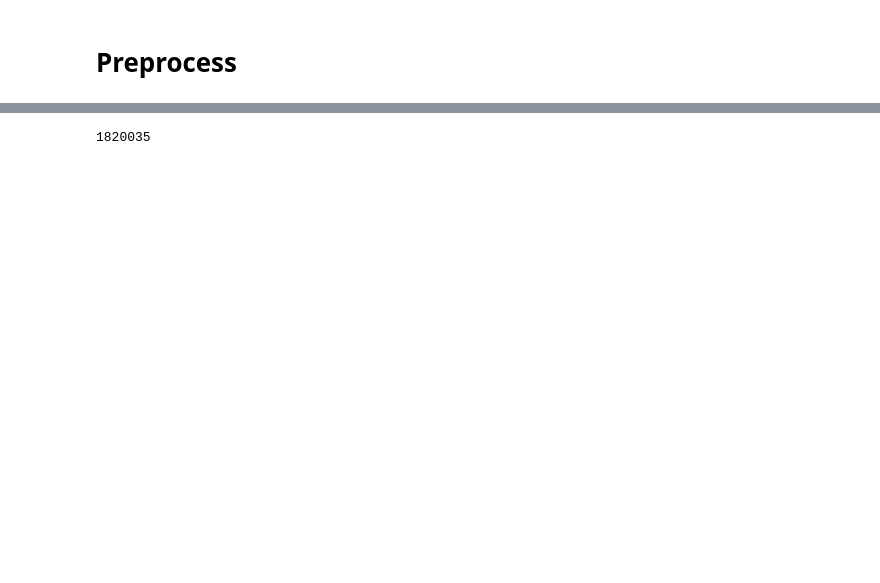
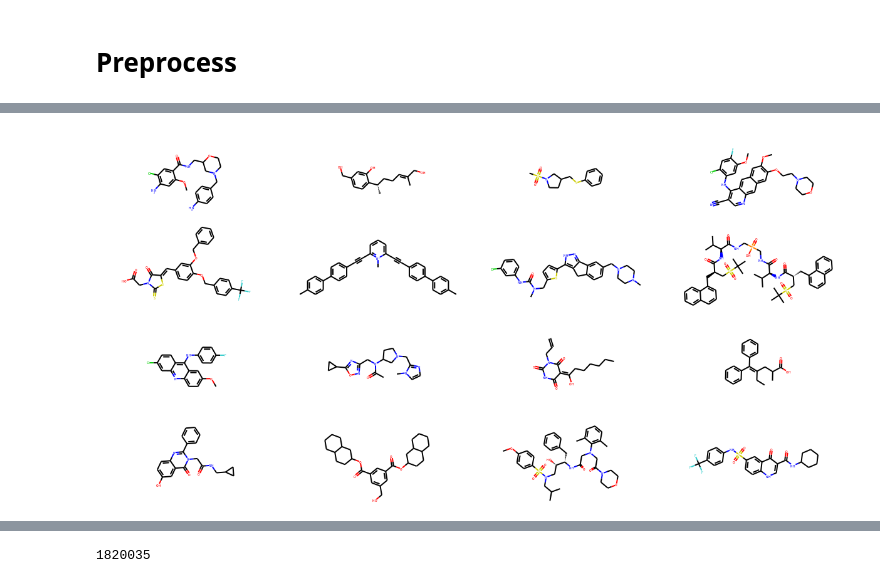
Before and after one commit to DSPsleeporg/smiles-transformer, a Jupyter notebook: smiles_transformer/prepare.ipynb, the cells around one changed output, grey strips where cells are left out. Drawn from its saved outputs; the diff is of its cells as text; code cells hidden in the pictures; blank space fills up the shorter version.

Commit message:
chemble25

```diff
--- a/smiles_transformer/prepare.ipynb
+++ b/smiles_transformer/prepare.ipynb
@@ -4,2 +7,7 @@ import pandas as pd
 # %% [markdown]
 # Preprocess
+# %%
+df = pd.read_table('data/chembl_25_chemreps.txt')
+L = len(df)
+print(L)
+df.head()
@@ -5,0 +22,13 @@ import pandas as pd
+# %%
+rands = np.random.choice(L, 16, replace=False)
+smiles = df.iloc[rands]['canonical_smiles'].values
+mols = []
+for s in smiles:
+    if s is None:
+        continue
+    mol = MolFromSmiles(s)
+    if mol is not None:
+        mols.append(mol)
+Draw.MolsToGridImage(mols, molsPerRow=4, subImgSize=(300,150))
+# %% [output]
+[figure, added]
```
Also changed, not shown: parts of 7 cells of this notebook, 11 other files.
